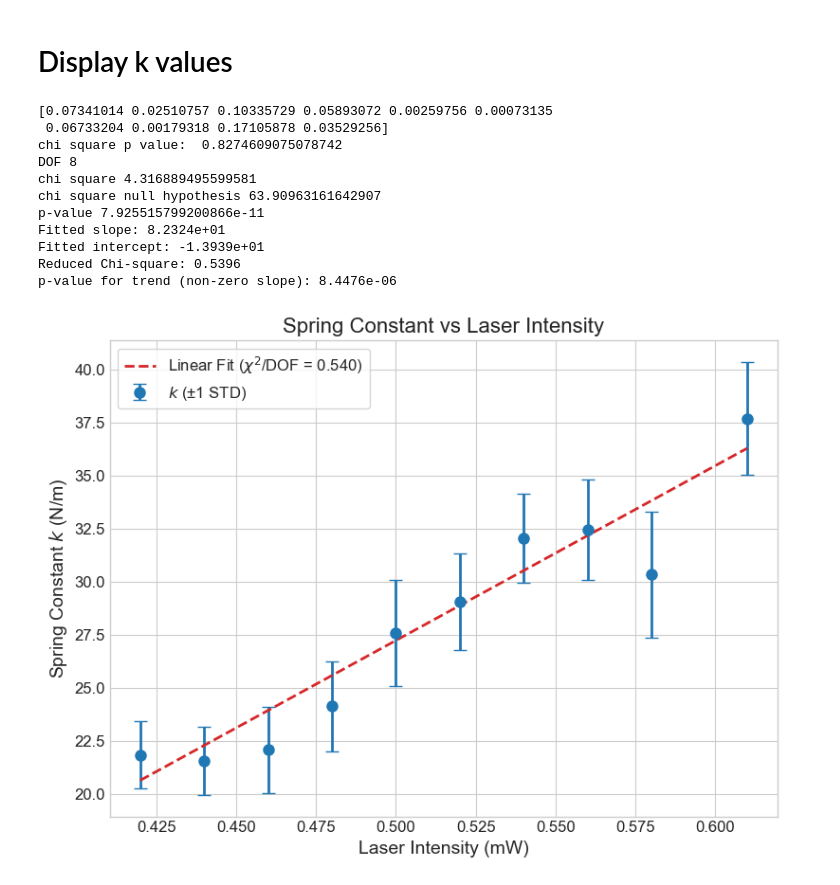
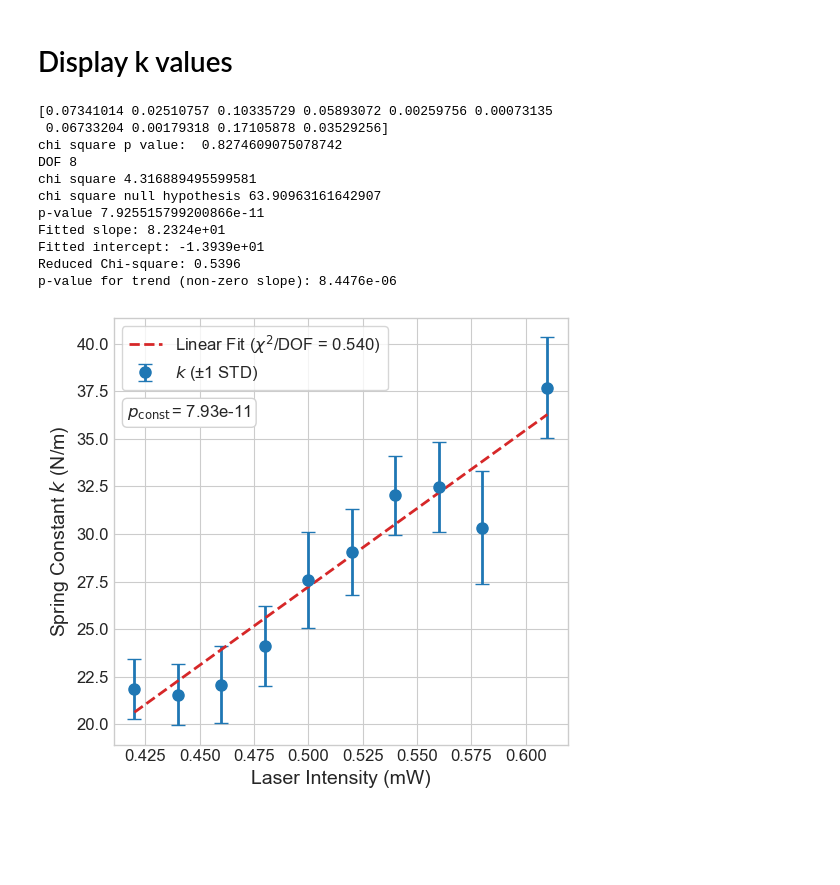
Before and after one commit to noah-silverberg/382L-Optical-Tweezer, a Jupyter notebook: intensity.ipynb, the cells around one changed output. Cells and saved outputs as stored; diff of their text form; code cells hidden in the pictures; blank space fills up the shorter version.

Commit message:
Final version of code -- updated some plots for the oral report (no functional changes)

```diff
--- a/intensity.ipynb
+++ b/intensity.ipynb
@@ -490,34 +490,49 @@ print('p-value', 1 - stats.chi2.cdf(chi2_null, N - 2))
 
 # Print the results
 print(f"Fitted slope: {slope:.4e}")
 print(f"Fitted intercept: {intercept:.4e}")
 print(f"Reduced Chi-square: {reduced_chi2:.4f}")
 print(f"p-value for trend (non-zero slope): {p_value:.4e}")
 
 # Plot the data with error bars and the weighted fit line
 plt.style.use("seaborn-v0_8-whitegrid")
-fig, ax = plt.subplots(figsize=(8, 6))
+fig, ax = plt.subplots(figsize=(5.5, 5))
 ax.errorbar(unique_intensities, ks, yerr=k_errors, color="tab:blue", marker='o', linestyle='none', lw=2, markersize=8,
             capsize=5, label=r'$k$ (±1 STD)')
 ax.plot(unique_intensities, fit_line, '--', lw=2, color='tab:red',
         label=f'Linear Fit ($\chi^2$/DOF = {reduced_chi2:.3f})')
 ax.set_xlabel('Laser Intensity (mW)', fontsize=14)
 ax.set_ylabel(r'Spring Constant $k$ (N/m)', fontsize=14)
-ax.set_title('Spring Constant vs Laser Intensity', fontsize=16)
+# ax.set_title('Spring Constant vs Laser Intensity', fontsize=16)
 ax.tick_params(axis='both', which='major', labelsize=12)
-ax.legend(fontsize=12, frameon=True)
+ax.legend(fontsize=12, frameon=True, loc='upper left')
+
+# Add p-value text
+p_fit = 1 - stats.chi2.cdf(chi2, N - 2)
+p_const = 1 - stats.chi2.cdf(chi2_null, N - 2)
+# p_val_text = ('$p_\mathrm{fit}\,$'
+#                  f'    = {p_fit:.2f}\n'
+#                         '$p_\mathrm{const}\!$'
+#                         f' = {p_const:.2e}'
+# )
+p_val_text = ('$p_\mathrm{const}\!$'
+                        f' = {p_const:.2e}'
+)
+ax.text(0.03, 0.8, p_val_text, transform=ax.transAxes, fontsize=12,
+        verticalalignment='top', bbox=dict(boxstyle='round,pad=0.3', edgecolor='lightgrey', facecolor='white'))
+
 plt.tight_layout()
 plt.show()
 # %% [output]
 [0.07341014 0.02510757 0.10335729 0.05893072 0.00259756 0.00073135
  0.06733204 0.00179318 0.17105878 0.03529256]
 chi square p value:  0.8274609075078742
 DOF 8
 chi square 4.316889495599581
 chi square null hypothesis 63.90963161642907
 p-value 7.925515799200866e-11
 Fitted slope: 8.2324e+01
 Fitted intercept: -1.3939e+01
 Reduced Chi-square: 0.5396
 p-value for trend (non-zero slope): 8.4476e-06
-[figure, old version]
+[figure, new version]
```
Also changed, not shown: 2 other files.
